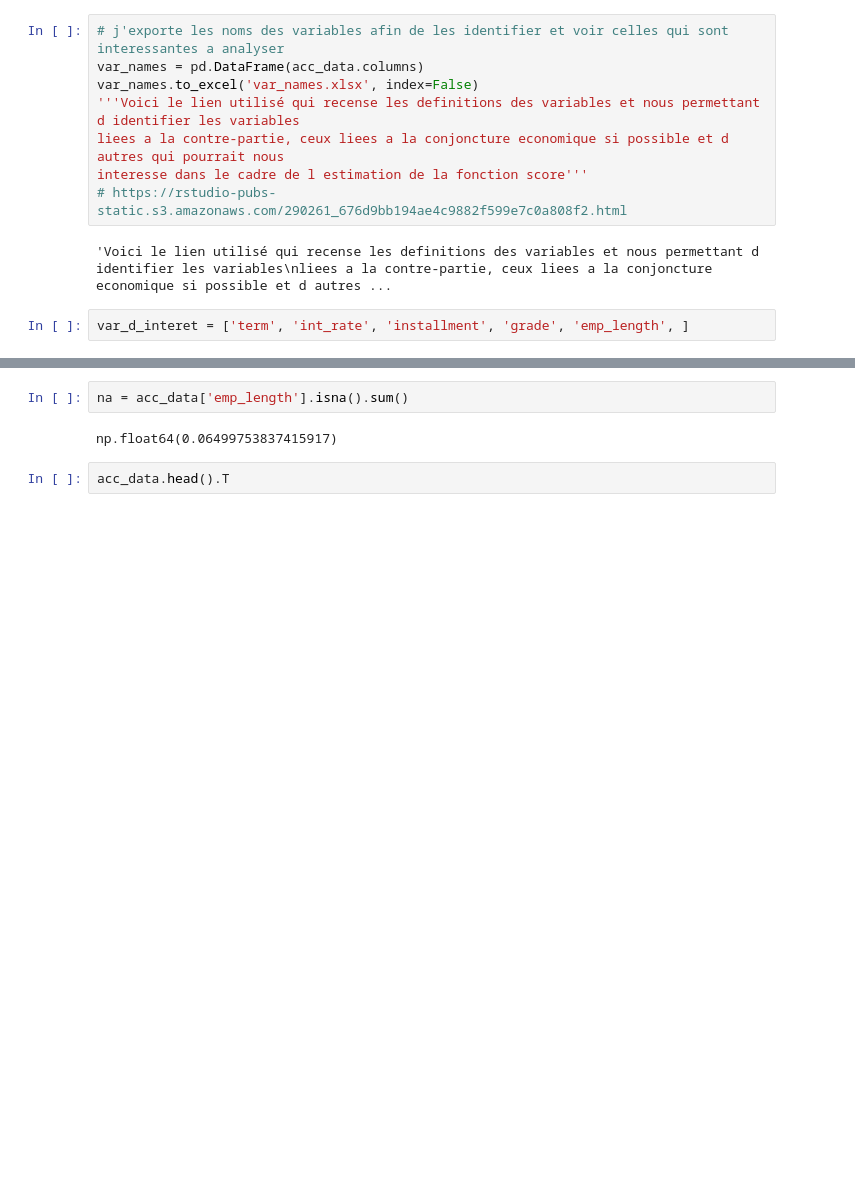
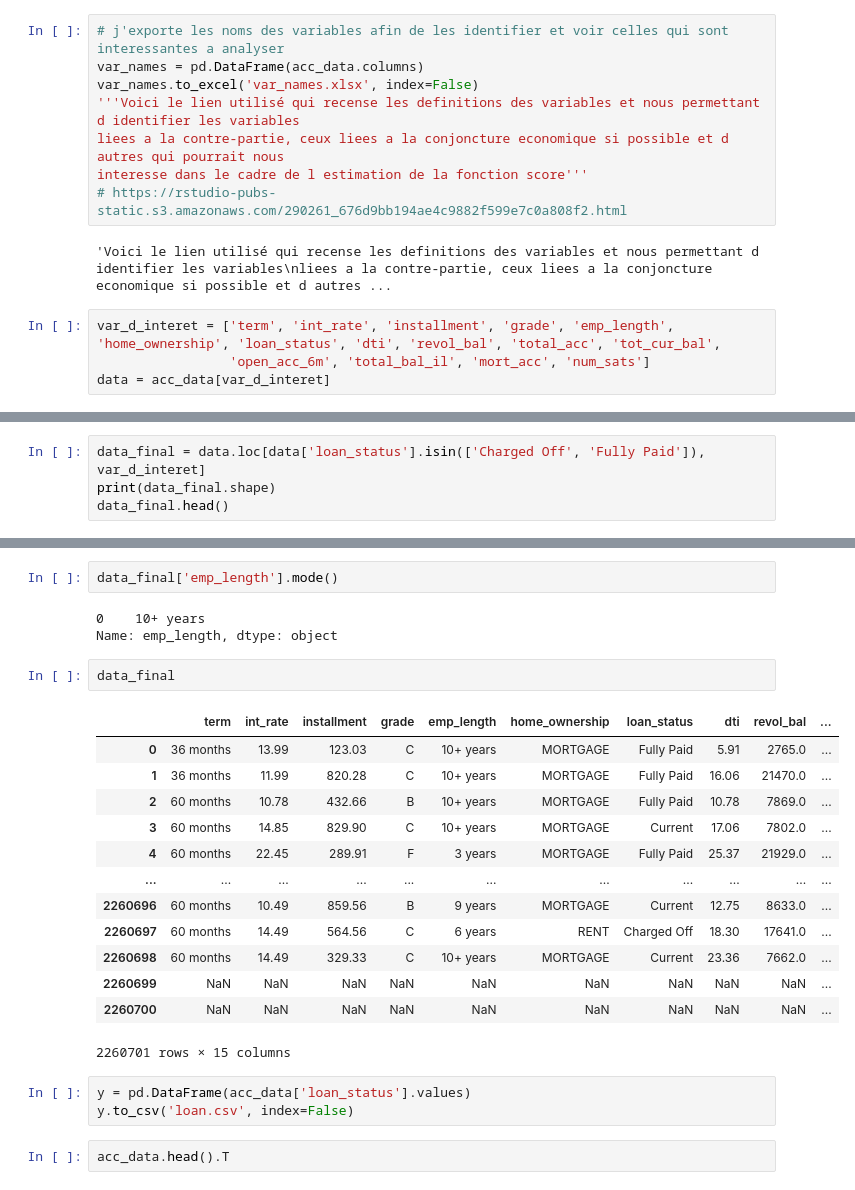
Before and after one commit to Rilwanou/scoring_ifrs9, a Jupyter notebook: EDA.ipynb, the cells around one changed output, grey strips where cells are left out. Cells and saved outputs as stored; diff of their text form; blank space fills up the shorter version.

```diff
--- a/EDA.ipynb
+++ b/EDA.ipynb
@@ -77,4 +77,6 @@ interesse dans le cadre de l estimation de la fonction score'''
 # %% [output]
 'Voici le lien utilisé qui recense les definitions des variables et nous permettant d identifier les variables\nliees a la contre-partie, ceux liees a la conjoncture economique si possible et d autres ...
 # %%
-var_d_interet = ['term', 'int_rate', 'installment', 'grade', 'emp_length', ]
+var_d_interet = ['term', 'int_rate', 'installment', 'grade', 'emp_length', 'home_ownership', 'loan_status', 'dti', 'revol_bal', 'total_acc', 'tot_cur_bal',
+                 'open_acc_6m', 'total_bal_il', 'mort_acc', 'num_sats']
+data = acc_data[var_d_interet]
@@ -93,0 +83,4 @@ Name: term, Length: 2260701, dtype: object
+# %%
+data_final = data.loc[data['loan_status'].isin(['Charged Off', 'Fully Paid']), var_d_interet]
+print(data_final.shape)
+data_final.head()
@@ -94,7 +143,27 @@ Name: term, Length: 2260701, dtype: object
+# %%
+data_final['emp_length'].mode()
+# %% [output]
+0    10+ years
+Name: emp_length, dtype: object
+# %%
+data_final
+# %% [output]
+|  | term | int_rate | installment | grade | emp_length | home_ownership | loan_status | dti | revol_bal | ... |
+| 0 | 36 months | 13.99 | 123.03 | C | 10+ years | MORTGAGE | Fully Paid | 5.91 | 2765.0 | ... |
+| 1 | 36 months | 11.99 | 820.28 | C | 10+ years | MORTGAGE | Fully Paid | 16.06 | 21470.0 | ... |
+| 2 | 60 months | 10.78 | 432.66 | B | 10+ years | MORTGAGE | Fully Paid | 10.78 | 7869.0 | ... |
+| 3 | 60 months | 14.85 | 829.90 | C | 10+ years | MORTGAGE | Current | 17.06 | 7802.0 | ... |
+| 4 | 60 months | 22.45 | 289.91 | F | 3 years | MORTGAGE | Fully Paid | 25.37 | 21929.0 | ... |
+| ... | ... | ... | ... | ... | ... | ... | ... | ... | ... | ... |
+| 2260696 | 60 months | 10.49 | 859.56 | B | 9 years | MORTGAGE | Current | 12.75 | 8633.0 | ... |
+| 2260697 | 60 months | 14.49 | 564.56 | C | 6 years | RENT | Charged Off | 18.30 | 17641.0 | ... |
+| 2260698 | 60 months | 14.49 | 329.33 | C | 10+ years | MORTGAGE | Current | 23.36 | 7662.0 | ... |
+| 2260699 | NaN | NaN | NaN | NaN | NaN | NaN | NaN | NaN | NaN | ... |
+| 2260700 | NaN | NaN | NaN | NaN | NaN | NaN | NaN | NaN | NaN | ... |
+2260701 rows × 15 columns
 # %%
-na = acc_data['emp_length'].isna().sum()
+y = pd.DataFrame(acc_data['loan_status'].values)
+y.to_csv('loan.csv', index=False)
-# %% [output]
-np.float64(0.06499753837415917)
 # %%
 acc_data.head().T
 # %% [output]
```
Also changed, not shown: parts of 6 cells of this notebook, 3 other files.
